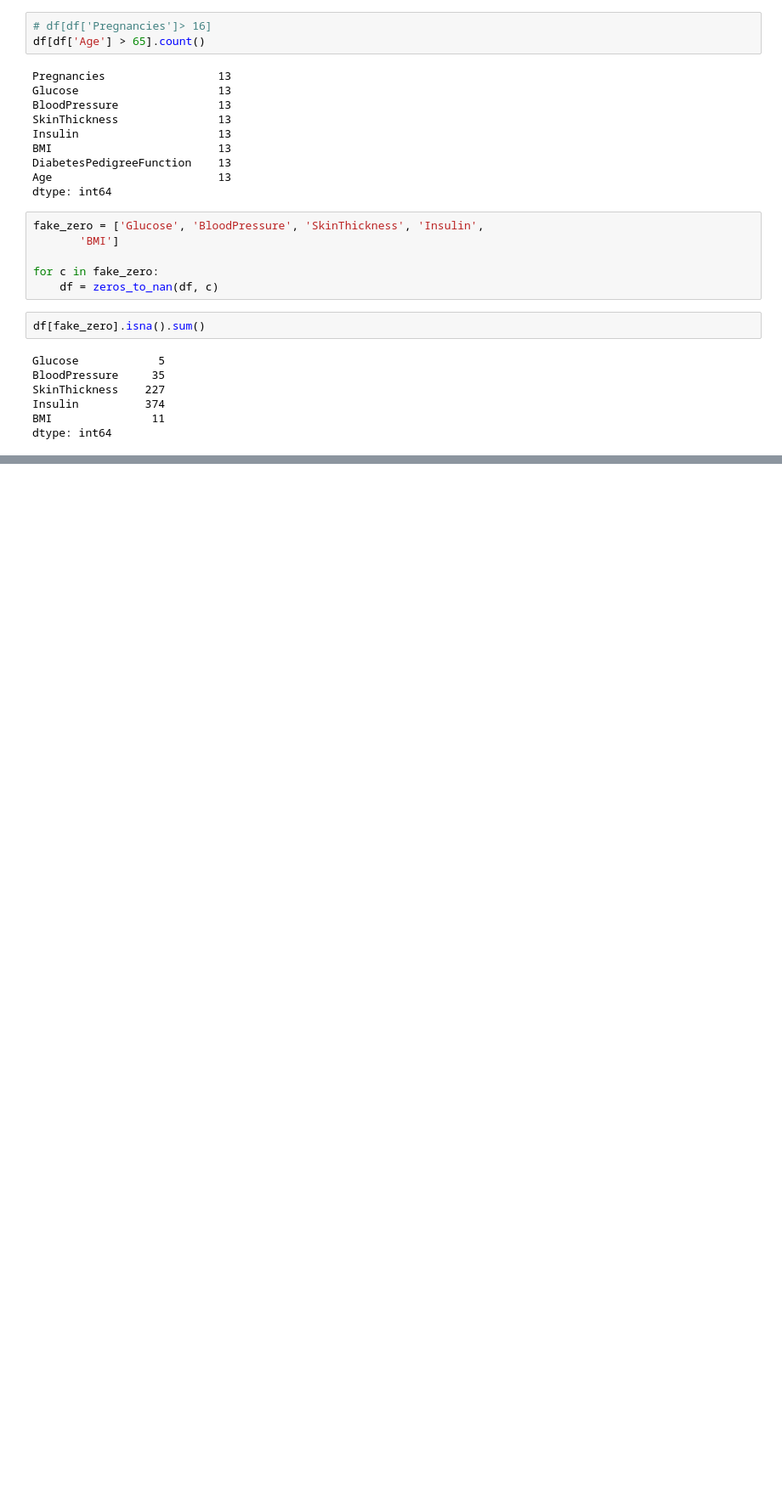
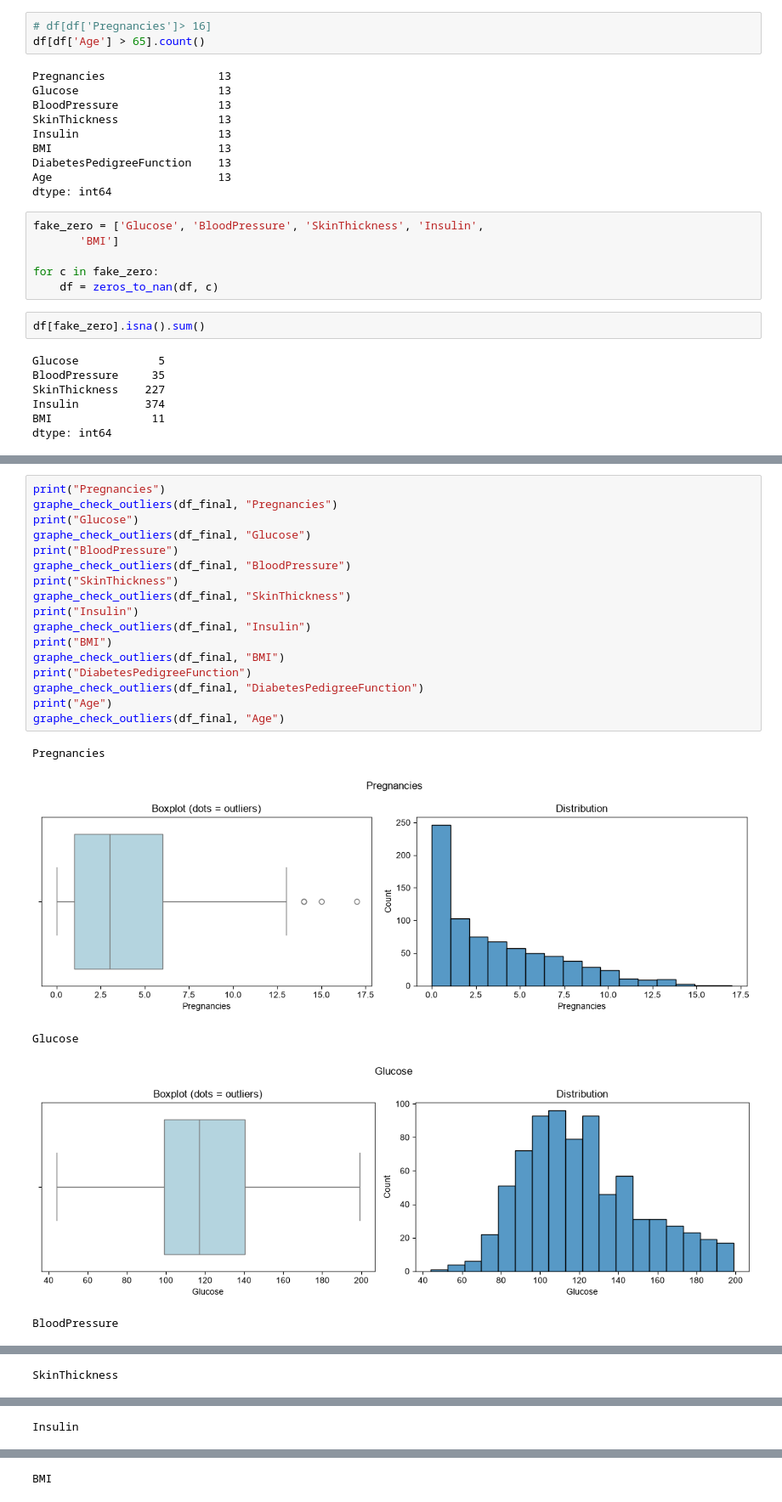
Before and after one commit to yassinmaftah/diabetes-risk-mlops, a Jupyter notebook: notebooks/01_eda.ipynb, the cells around one changed output, grey strips where cells are left out. Shown at 85% size. Drawn from its saved outputs; the diff is of its cells as text; blank space fills up the shorter version.

```diff
--- a/notebooks/01_eda.ipynb
+++ b/notebooks/01_eda.ipynb
@@ -332 +381,24 @@ df_final[fake_zero].describe()
 | max | 199.000000 | 122.000000 | 99.000000 | 846.000000 | 67.100000 |
+# %%
+print("Pregnancies")
+graphe_check_outliers(df_final, "Pregnancies")
+print("Glucose")
+graphe_check_outliers(df_final, "Glucose")
+print("BloodPressure")
+graphe_check_outliers(df_final, "BloodPressure")
+print("SkinThickness")
+graphe_check_outliers(df_final, "SkinThickness")
+print("Insulin")
+graphe_check_outliers(df_final, "Insulin")
+print("BMI")
+graphe_check_outliers(df_final, "BMI")
+print("DiabetesPedigreeFunction")
+graphe_check_outliers(df_final, "DiabetesPedigreeFunction")
+print("Age")
+graphe_check_outliers(df_final, "Age")
+# %% [output]
+Pregnancies
+[figure, added]
+Glucose
+[figure, added]
+BloodPressure
@@ -332,0 +406 @@ df_final[fake_zero].describe()
+SkinThickness
@@ -332,0 +408 @@ df_final[fake_zero].describe()
+Insulin
@@ -332,0 +410 @@ df_final[fake_zero].describe()
+BMI
```
Also changed, not shown: parts of 38 cells of this notebook, 3 other files.
